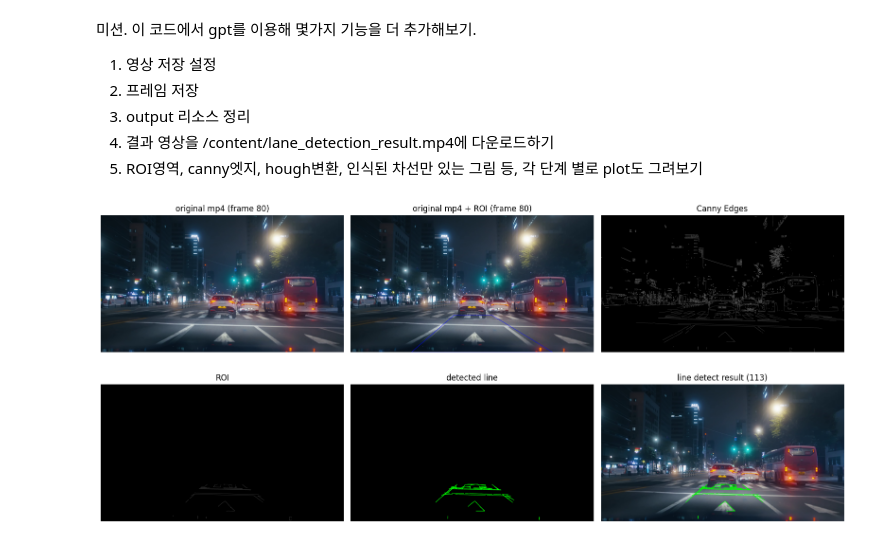
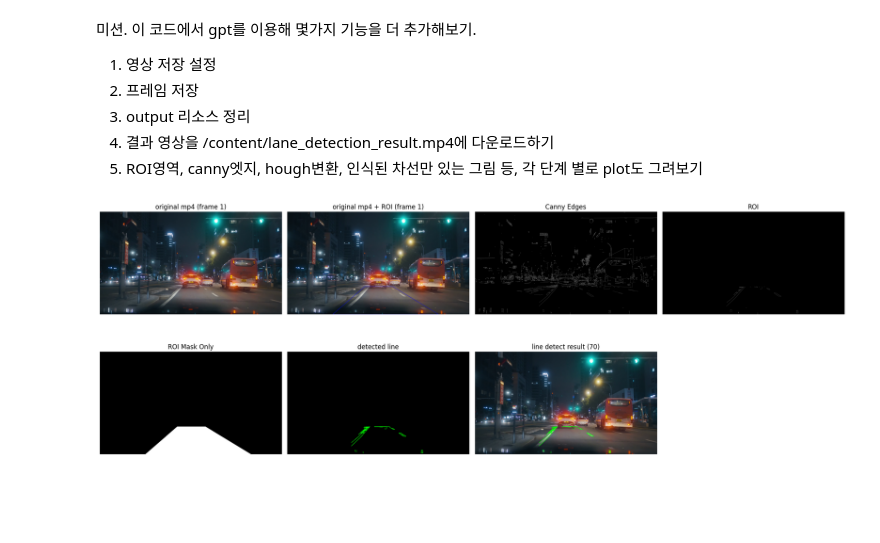
Before and after one commit to audalsgh/20250710, a Jupyter notebook: 0710_python_hough+youtube.ipynb, the cells around one changed output. Cells and saved outputs as stored; diff of their text form; code cells hidden in the pictures; blank space fills up the shorter version.

```diff
--- a/0710_python_hough+youtube.ipynb
+++ b/0710_python_hough+youtube.ipynb
@@ -201,53 +201,58 @@ try:
               thickness=3)
 
         clear_output(wait=True)
-        plt.figure(figsize=(16,16))
-        plt.subplot(1, 3, 1)
+        plt.figure(figsize=(20,8))
+        plt.subplot(2, 4, 1)
         plt.imshow(cv2.cvtColor(frame, cv2.COLOR_BGR2RGB))
         plt.title(f"original mp4 (frame {frame_num})")
         plt.axis("off")
 
-        plt.subplot(1, 3, 2)
+        plt.subplot(2, 4, 2)
         plt.imshow(cv2.cvtColor(original_with_roi, cv2.COLOR_BGR2RGB))
         plt.title(f"original mp4 + ROI (frame {frame_num})")
         plt.axis('off')
 
-        plt.subplot(1, 3, 3)
+        plt.subplot(2, 4, 3)
         plt.imshow(edges, cmap='gray')  # plt.imshow(프레임, cmap='gray')를 주면 픽셀 값(0~255)을 0=검은, 255=흰 으로 매핑한 프레임을 보여줌
         plt.title('Canny Edges')
         plt.axis('off')
 
-        plt.subplot(2, 3, 4)
+        plt.subplot(2, 4, 4)
         plt.imshow(cv2.cvtColor(roi, cv2.COLOR_GRAY2BGR))
         plt.title("ROI")
         plt.axis("off")
+
+        plt.subplot(2, 4, 5)
+        plt.imshow(mask, cmap='gray')
+        plt.title("ROI Mask Only")
+        plt.axis('off')
 
         line_only = np.zeros_like(frame)   # 녹색 선만 있는 이미지를 만드려면, 원본 frame과 동일 크기의 0(검은) 이미지에 그려낸다
         if lines is not None:
             for x1, y1, x2, y2 in lines[:, 0]:
                 cv2.line(line_only, (x1, y1), (x2, y2), (0, 255, 0), 5)
 
-        plt.subplot(2, 3, 5)
+        plt.subplot(2, 4, 6)
         plt.imshow(cv2.cvtColor(line_only, cv2.COLOR_BGR2RGB))
         plt.title("detected line")
         plt.axis("off")
 
-        plt.subplot(2, 3, 6)
+        plt.subplot(2, 4, 7)
         plt.imshow(cv2.cvtColor(line_image, cv2.COLOR_BGR2RGB))
         plt.title(f"line detect result ({len(lines) if lines is not None else 0})")
         plt.axis('off')
 
         plt.tight_layout()
         plt.show()
 
         frame_num += 1
         time.sleep(0.1)  # 0.1초마다 영상처리를 하도록함
 
 except KeyboardInterrupt:
     plt.close('all')
     print("\n⏹️ 재생 중단")
 
 cap.release()
 out.release()  # 마지막엔 파일 닫기
 # %% [output]
-[figure, old version]
+[figure, new version]
```
